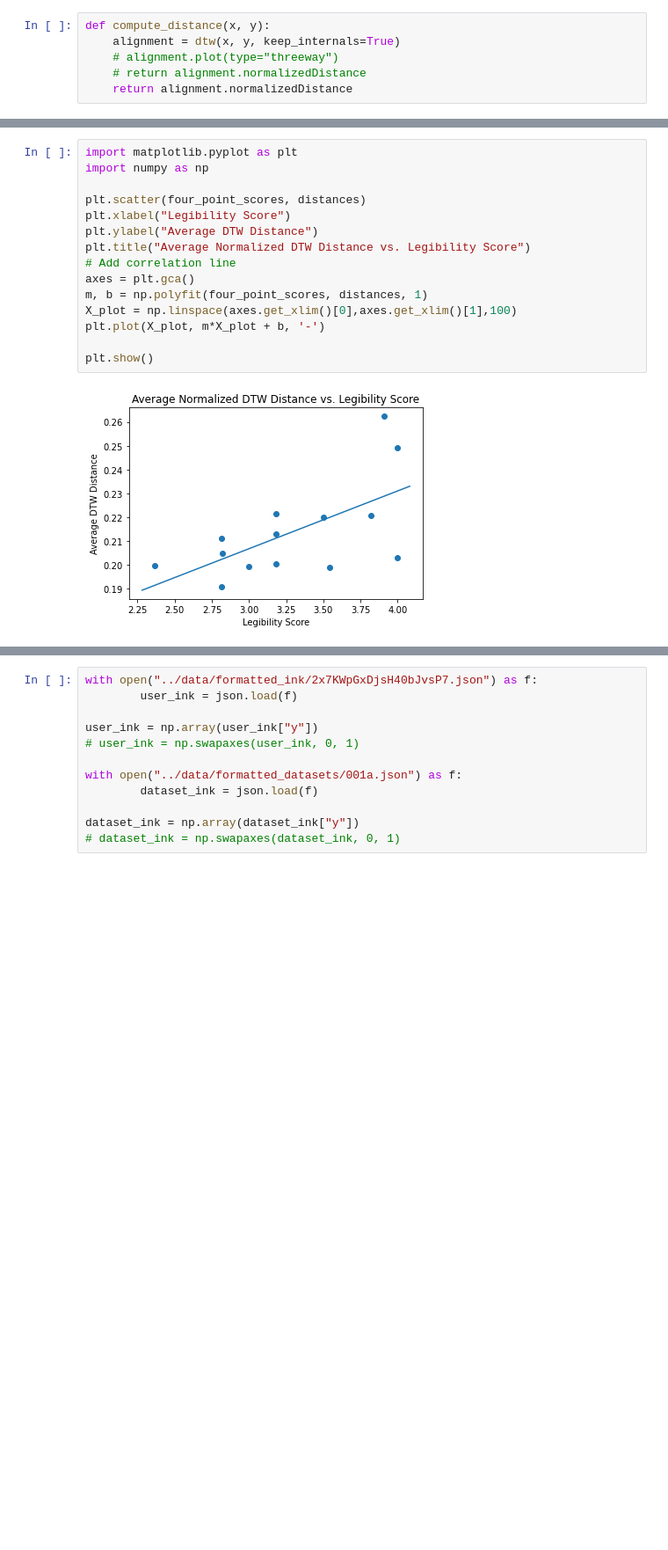
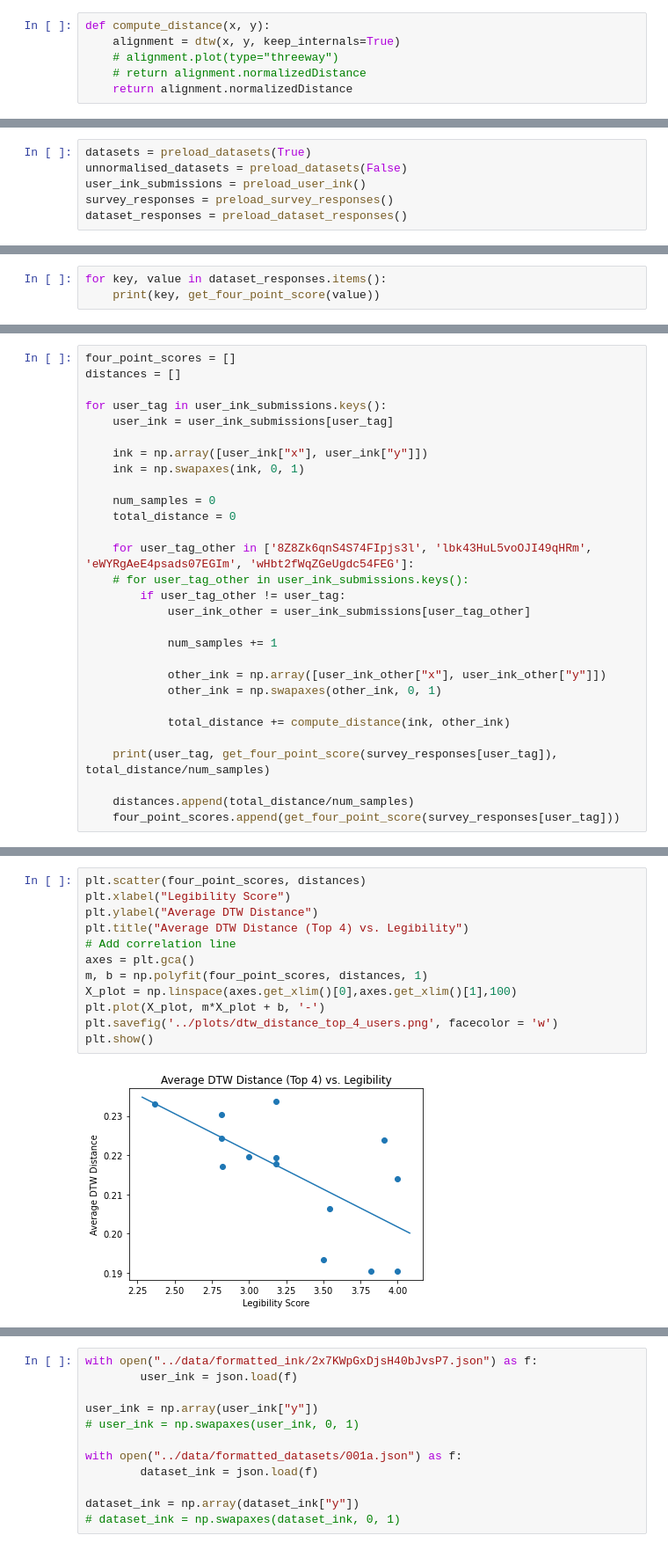
Before and after one commit to CustardTart32/digital-pen-backend, a Jupyter notebook: notebooks/compare_series.ipynb, the cells around one changed output, grey strips where cells are left out. Shown at 88% size. Cells and saved outputs as stored; diff of their text form; blank space fills up the shorter version.

```diff
--- a/notebooks/compare_series.ipynb
+++ b/notebooks/compare_series.ipynb
@@ -93,0 +99,6 @@ for key in datasets.keys():
+# %%
+datasets = preload_datasets(True)
+unnormalised_datasets = preload_datasets(False)
+user_ink_submissions = preload_user_ink()
+survey_responses = preload_survey_responses()
+dataset_responses = preload_dataset_responses()
@@ -93,0 +171,3 @@ for key in datasets.keys():
+# %%
+for key, value in dataset_responses.items():
+    print(key, get_four_point_score(value))
@@ -140,0 +242,29 @@ wHbt2fWqZGeUgdc54FEG 4.0 0.20304053632914784
+# %%
+four_point_scores = []
+distances = []
+
+for user_tag in user_ink_submissions.keys():
+    user_ink = user_ink_submissions[user_tag]
+
+    ink = np.array([user_ink["x"], user_ink["y"]])
+    ink = np.swapaxes(ink, 0, 1)
+
+    num_samples = 0
+    total_distance = 0
+
+    for user_tag_other in ['8Z8Zk6qnS4S74FIpjs3l', 'lbk43HuL5voOJI49qHRm', 'eWYRgAeE4psads07EGIm', 'wHbt2fWqZGeUgdc54FEG']:
+    # for user_tag_other in user_ink_submissions.keys():
+        if user_tag_other != user_tag:
+            user_ink_other = user_ink_submissions[user_tag_other]
+
+            num_samples += 1
+
+            other_ink = np.array([user_ink_other["x"], user_ink_other["y"]])
+            other_ink = np.swapaxes(other_ink, 0, 1)
+
+            total_distance += compute_distance(ink, other_ink)
+
+    print(user_tag, get_four_point_score(survey_responses[user_tag]), total_distance/num_samples)
+
+    distances.append(total_distance/num_samples)
+    four_point_scores.append(get_four_point_score(survey_responses[user_tag]))
@@ -141,17 +286,14 @@ wHbt2fWqZGeUgdc54FEG 4.0 0.20304053632914784
 # %%
-import matplotlib.pyplot as plt
-import numpy as np
-
 plt.scatter(four_point_scores, distances)
 plt.xlabel("Legibility Score")
 plt.ylabel("Average DTW Distance")
-plt.title("Average Normalized DTW Distance vs. Legibility Score")
+plt.title("Average DTW Distance (Top 4) vs. Legibility")
 # Add correlation line
 axes = plt.gca()
 m, b = np.polyfit(four_point_scores, distances, 1)
 X_plot = np.linspace(axes.get_xlim()[0],axes.get_xlim()[1],100)
 plt.plot(X_plot, m*X_plot + b, '-')
-
+plt.savefig('../plots/dtw_distance_top_4_users.png', facecolor = 'w')
 plt.show()
 # %% [output]
-[figure, old version]
+[figure, new version]
```
Also changed, not shown: parts of 24 cells of this notebook, 34 other files.
